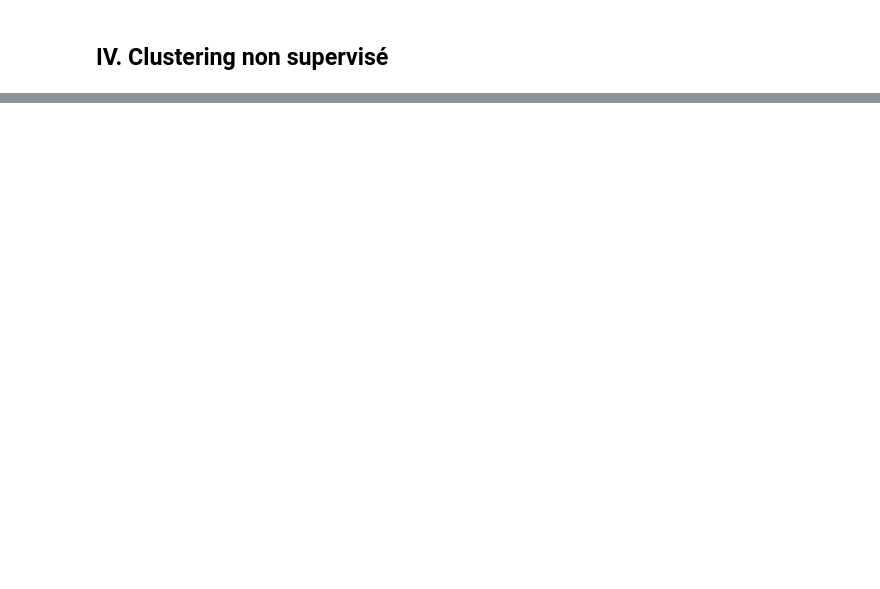
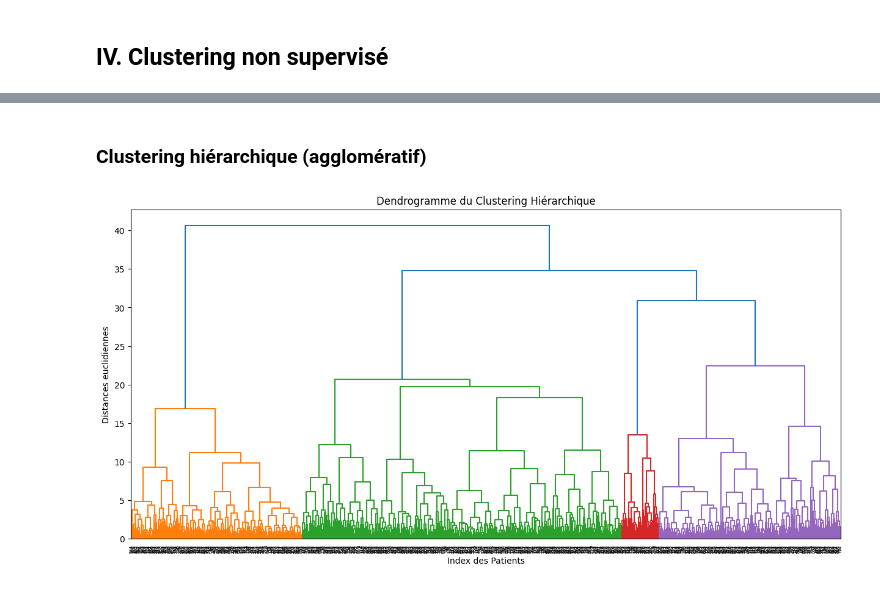
Before and after one commit to Artemasu/Analyse_de_donnees_medicales, a Jupyter notebook: traitement.ipynb, the cells around one changed output, grey strips where cells are left out. Cells and saved outputs as stored; diff of their text form; code cells hidden in the pictures; blank space fills up the shorter version.

```diff
--- a/traitement.ipynb
+++ b/traitement.ipynb
@@ -337,0 +409,19 @@ AdaBoost       0.753247   0.644068  0.690909  0.666667
+# %% [markdown]
+### Clustering hiérarchique (agglomératif)
+# %%
+import scipy.cluster.hierarchy as sch
+from sklearn.cluster import AgglomerativeClustering
+
+# Affichage du Dendrogramme
+plt.figure(figsize=(15, 7))
+dendrogram = sch.dendrogram(sch.linkage(X_scaled, method='ward'))
+plt.title('Dendrogramme du Clustering Hiérarchique')
+plt.xlabel('Index des Patients')
+plt.ylabel('Distances euclidiennes')
+plt.show()
+
+# Application du modèle final, ici pour 2 clusters
+hc = AgglomerativeClustering(n_clusters=2, metric='euclidean', linkage='ward')
+clusters_hc = hc.fit_predict(X_scaled)
+# %% [output]
+[figure, added]
```
Also changed, not shown: parts of 15 cells of this notebook.
